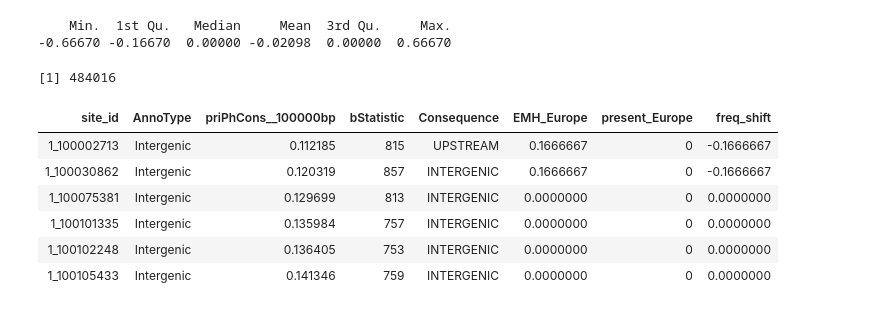
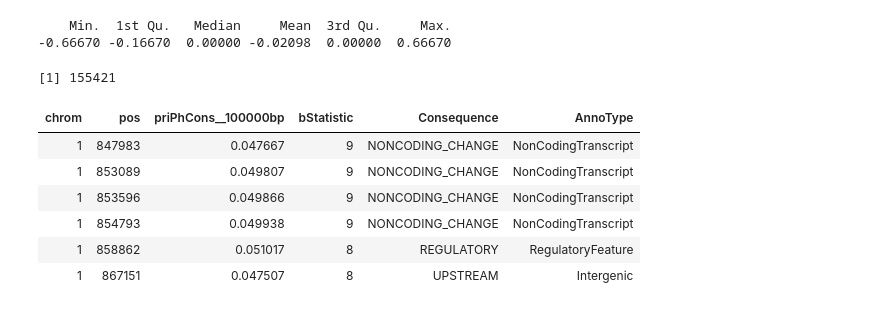
Before and after one commit to bodkan/nea-over-time, a Jupyter notebook: notebooks/frequency_shift_after_10ky.ipynb, the cells around one changed output. Cells and saved outputs as stored; diff of their text form; code cells hidden in the pictures.

```diff
--- a/notebooks/frequency_shift_after_10ky.ipynb
+++ b/notebooks/frequency_shift_after_10ky.ipynb
@@ -413,17 +442,23 @@ samples_info <-
   bind_rows(emh_info, sgdp_info) %>%
   mutate(post_admixture=55000 - age)
 
+
+# get only sites where all European samples have a base
+eur_snps <- select(all_snps, c(chrom, pos, one_of(as.character(samples_info$name))))
+na_counts <- apply(eur_snps[3:ncol(eur_snps)], 1, function(r) sum(is.na(r)))
+eur_snps <- eur_snps[na_counts == 0, ]
+
 }))
 
 
 ########################################
 # save the objects to a file
-save(all_annots_wide, all_snps, samples_info, file="../tmp/freq_shift.RData")
+save(all_annots_wide, eur_snps, samples_info, file="../tmp/freq_shift.RData")
 
 }
 
 load("../tmp/freq_shift.RData")
 # %%
-nrow(all_snps)
+nrow(eur_snps)
 # %% [output]
-[1] 484016
+[1] 155421
@@ -505,10 +472,10 @@ x <-
 # %%
-head(x)
+head(all_annots_wide)
 # %% [output]
-| site_id | AnnoType | priPhCons__100000bp | bStatistic | Consequence | EMH_Europe | present_Europe | freq_shift |
-| 1_100002713 | Intergenic | 0.112185 | 815 | UPSTREAM | 0.1666667 | 0 | -0.1666667 |
-| 1_100030862 | Intergenic | 0.120319 | 857 | INTERGENIC | 0.1666667 | 0 | -0.1666667 |
-| 1_100075381 | Intergenic | 0.129699 | 813 | INTERGENIC | 0.0000000 | 0 | 0.0000000 |
-| 1_100101335 | Intergenic | 0.135984 | 757 | INTERGENIC | 0.0000000 | 0 | 0.0000000 |
-| 1_100102248 | Intergenic | 0.136405 | 753 | INTERGENIC | 0.0000000 | 0 | 0.0000000 |
-| 1_100105433 | Intergenic | 0.141346 | 759 | INTERGENIC | 0.0000000 | 0 | 0.0000000 |
+| chrom | pos | priPhCons__100000bp | bStatistic | Consequence | AnnoType |
+| 1 | 847983 | 0.047667 | 9 | NONCODING_CHANGE | NonCodingTranscript |
+| 1 | 853089 | 0.049807 | 9 | NONCODING_CHANGE | NonCodingTranscript |
+| 1 | 853596 | 0.049866 | 9 | NONCODING_CHANGE | NonCodingTranscript |
+| 1 | 854793 | 0.049938 | 9 | NONCODING_CHANGE | NonCodingTranscript |
+| 1 | 858862 | 0.051017 | 8 | REGULATORY | RegulatoryFeature |
+| 1 | 867151 | 0.047507 | 8 | UPSTREAM | Intergenic |
```
Also changed, not shown: parts of 32 cells of this notebook.
